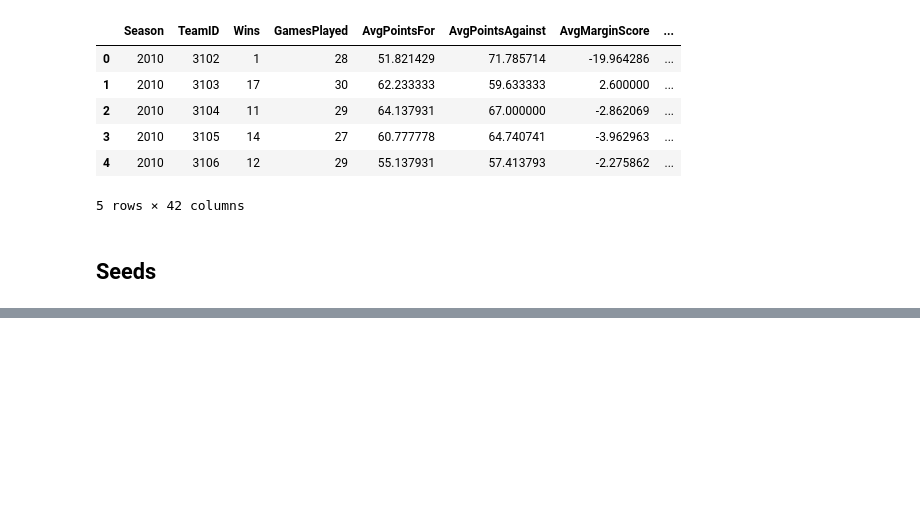
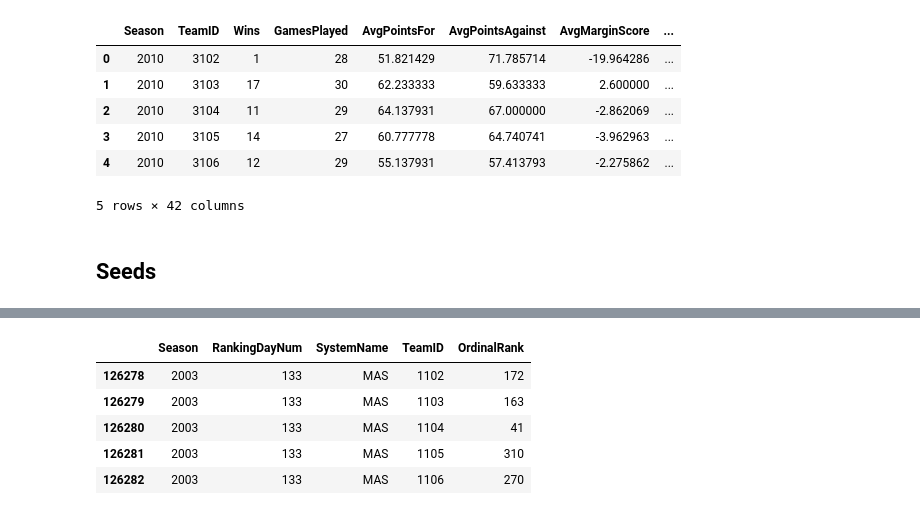
Before and after one commit to Barderus/MarchMadness-Kaggle, a Jupyter notebook: notebooks/EDA.ipynb, the cells around one changed output, grey strips where cells are left out. Saved outputs shown, nothing was run; the diff lists cells and outputs as text; code cells hidden in the pictures; blank space fills up the shorter version.

```diff
--- a/notebooks/EDA.ipynb
+++ b/notebooks/EDA.ipynb
@@ -639,0 +706,16 @@ team_features_women.head()
+# %%
+latest_massey_men = (
+    massey_men
+    .sort_values(["Season", "TeamID", "RankingDayNum"])
+    .groupby(["Season", "TeamID"], as_index=False)
+    .tail(1)
+)
+
+latest_massey_men.head()
+# %% [output]
+|  | Season | RankingDayNum | SystemName | TeamID | OrdinalRank |
+| 126278 | 2003 | 133 | MAS | 1102 | 172 |
+| 126279 | 2003 | 133 | MAS | 1103 | 163 |
+| 126280 | 2003 | 133 | MAS | 1104 | 41 |
+| 126281 | 2003 | 133 | MAS | 1105 | 310 |
+| 126282 | 2003 | 133 | MAS | 1106 | 270 |
```
Also changed, not shown: parts of 20 cells of this notebook.
